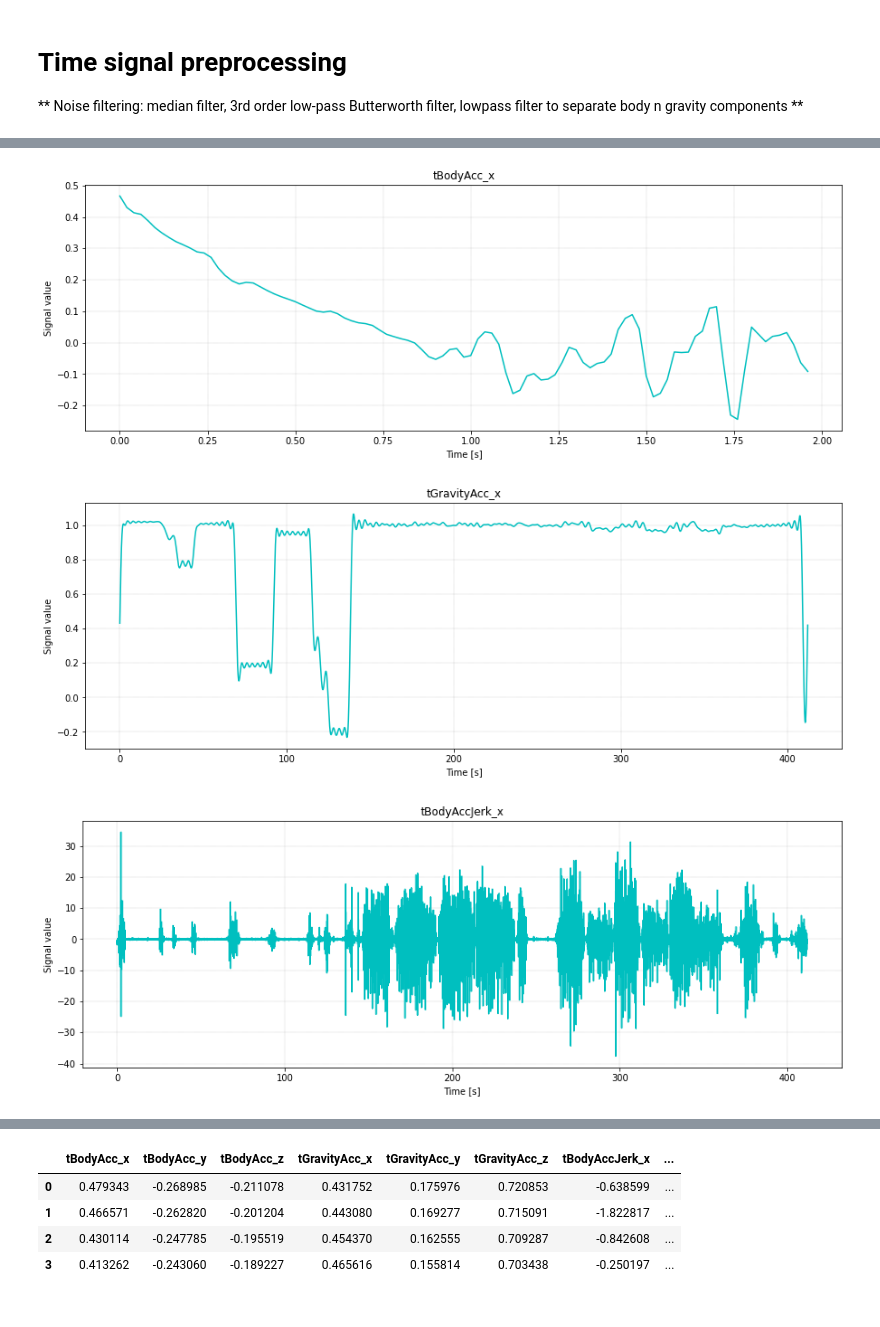
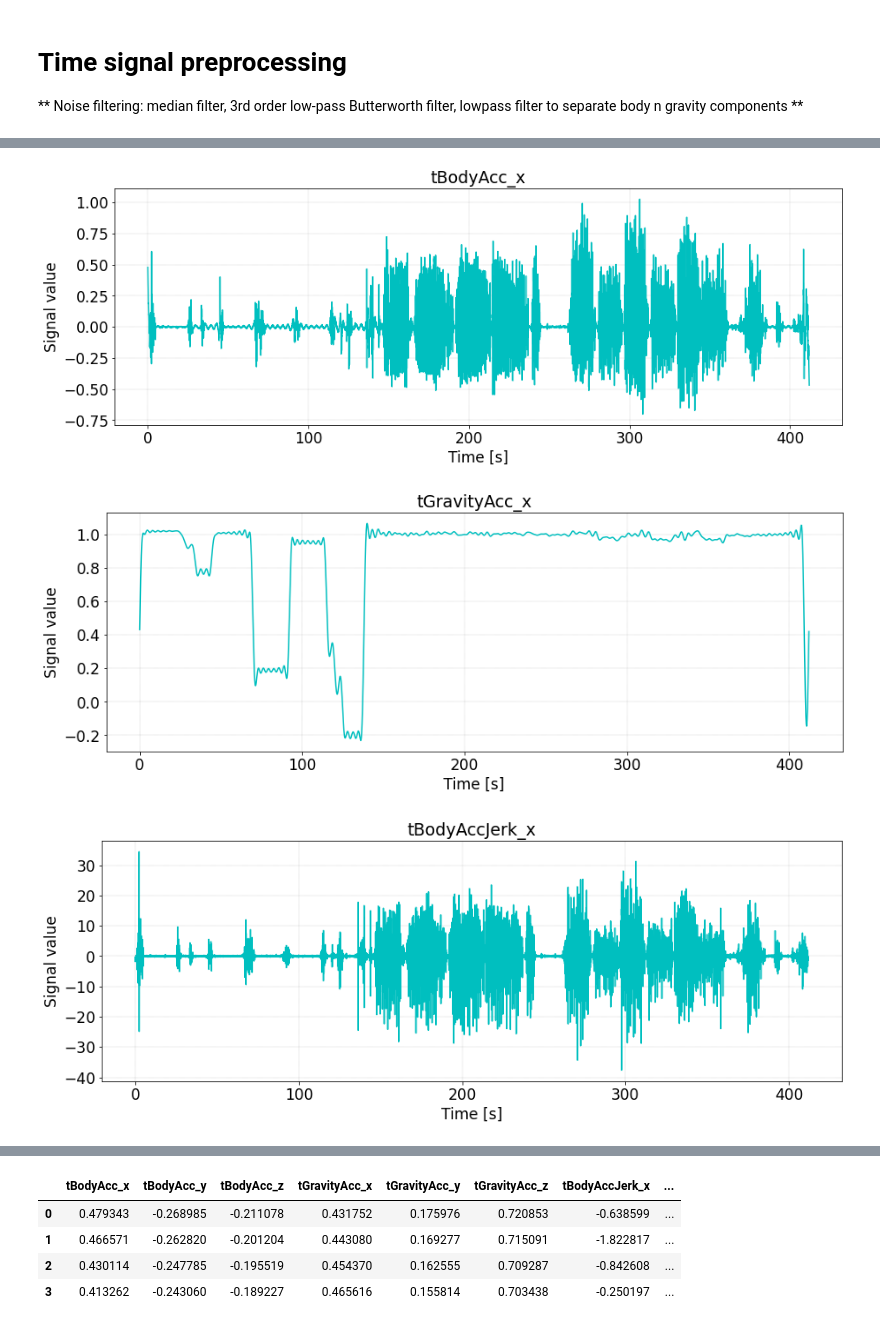
Before and after one commit to mkowalsky0/Acc_Gyro_Signals_Processing, a Jupyter notebook: SignalProcessing.ipynb, the cells around one changed output, grey strips where cells are left out. Cells and saved outputs as stored; diff of their text form; code cells hidden in the pictures.

```diff
--- a/SignalProcessing.ipynb
+++ b/SignalProcessing.ipynb
@@ -113,15 +122,17 @@ all_data_visual(raw_dic['exp05_user03'],'gyr')
 from scipy.signal import medfilt, butter, filtfilt
 # %%
 # Function for visualisation the signal to check filtering
-def vizualization(signal,title):
+def visualisation(signal,title):
 
     # Counting a time from the number of samples (fs = 50 Hz)
     time = [1/(fs) * t for t in range(len(signal))]
     # Drawing a plot
     fig = plt.figure(figsize=(15,5))
     plt.plot(time,signal,color = 'c')
-    plt.title(title)
-    plt.xlabel('Time [s]')
-    plt.ylabel('Signal value')
+    plt.title(title,fontsize=19)
+    plt.xlabel('Time [s]',fontsize=17)
+    plt.xticks(fontsize=17)
+    plt.ylabel('Signal value',fontsize=17)
+    plt.yticks(fontsize=17)
     plt.grid(color='grey', linestyle='--', linewidth=0.2)
 # %%
@@ -170,7 +181,7 @@ from scipy.fftpack import fft, fftfreq, ifft
 import math
 # %%
 # Function with the filter to separate the signal into body and gravity component
-def butterworth(signal):
+def def butterworth(signal)::
 
     # Changing the signal data into the array
     arr_signal = np.array(signal)
@@ -197,13 +213,13 @@ tBodyAcc_x, tGravityAcc_x = butterworth(butt_signal)
 # %%
-# The body component vizualization
-vizualization(tBodyAcc_x[1:100],'tBodyAcc_x')
+# The body component visualisation
+visualisation(tBodyAcc_x,'tBodyAcc_x')
 # %% [output]
-[figure, old version]
+[figure, new version]
 # %%
-# The gravity component vizualization
-vizualization(tGravityAcc_x,'tGravityAcc_x')
+# The gravity component visualisation
+visualisation(tGravityAcc_x,'tGravityAcc_x')
 # %% [output]
-[figure, old version]
+[figure, new version]
 # %%
 # Function: the jerk signal (da/dt) where: da = d(signal) and dt=1/fs
 def jerk_signal(signal):
@@ -217,7 +233,7 @@ def jerk_signal(signal):
 tBodyAccJerk_x = jerk_signal(tBodyAcc_x)
 vizualization(tBodyAccJerk_x, 'tBodyAccJerk_x')
 # %% [output]
-[figure, old version]
+[figure, new version]
 # %%
 # Function: the euclidean magnitude
 def magnitude(signal_x, signal_y, signal_z):
```
Also changed, not shown: parts of 28 cells of this notebook, 2 other files.
